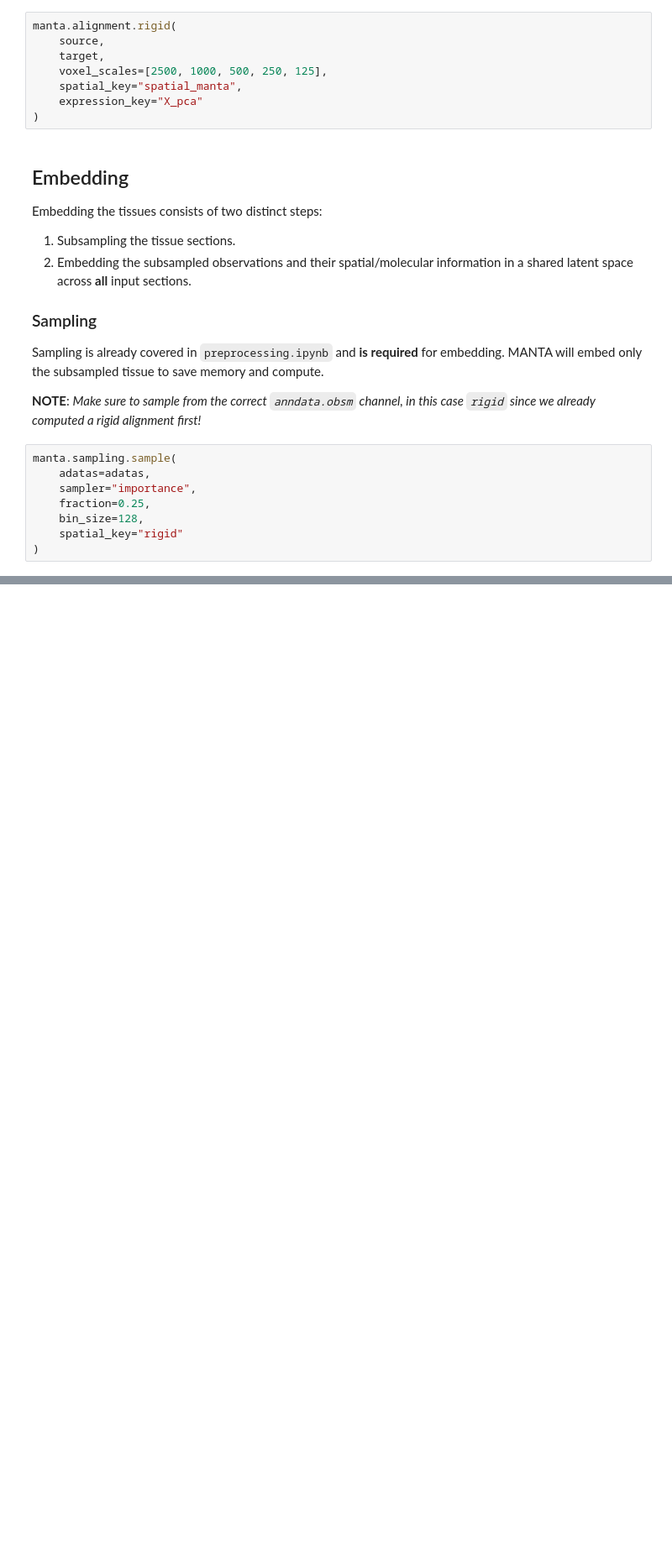
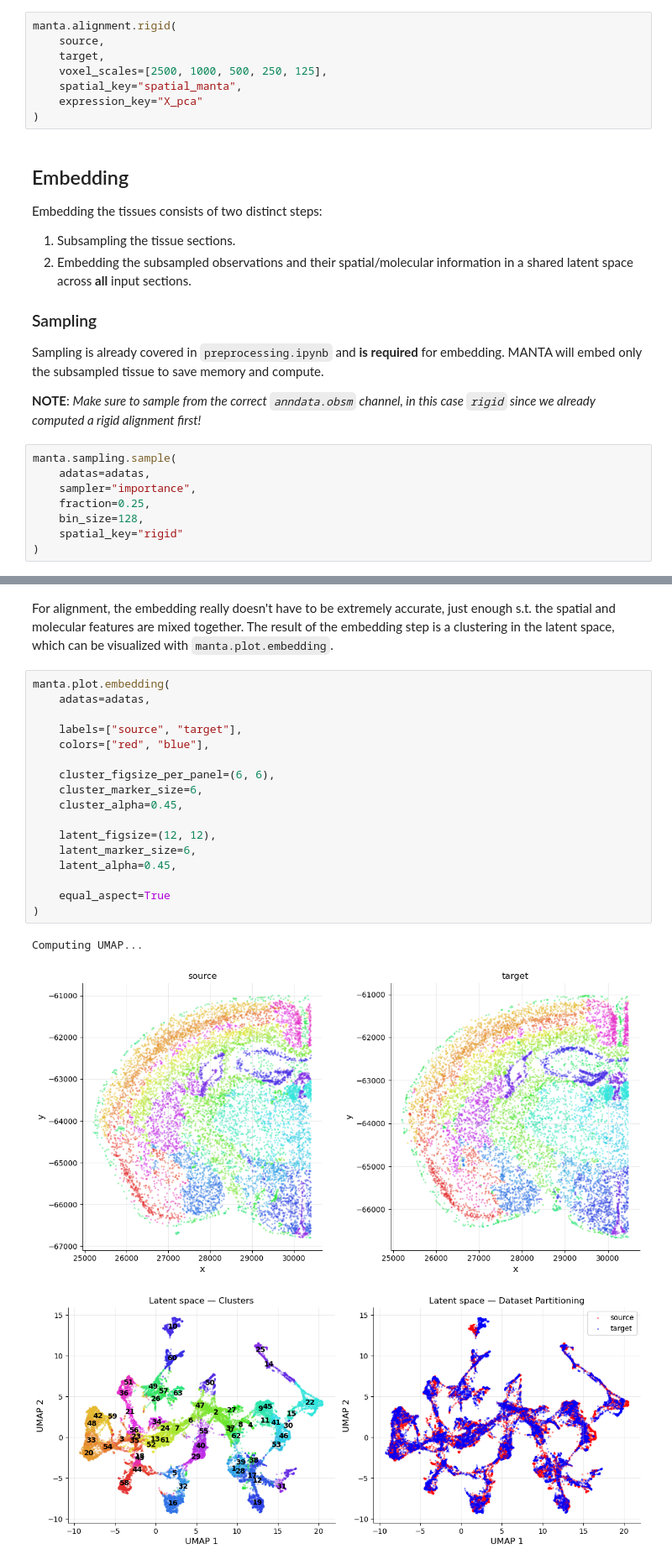
Before and after one commit to PolyRocketMatt/MANTA, a Jupyter notebook: notebooks/embedding.ipynb, the cells around one changed output, grey strips where cells are left out. Shown at 84% size. Drawn from its saved outputs; the diff is of its cells as text; blank space fills up the shorter version.

Commit message:
Update embedding notebook

```diff
--- a/notebooks/embedding.ipynb
+++ b/notebooks/embedding.ipynb
@@ -94 +103,24 @@ manta.embedding.embed(
 )
+# %% [markdown]
+For alignment, the embedding really doesn't have to be extremely accurate, just enough s.t. the spatial and molecular features are mixed together. The result of the embedding step is a clustering in the latent space, which can be visualized with `manta.plot.embedding`.
+# %%
+manta.plot.embedding(
+    adatas=adatas,
+
+    labels=["source", "target"],
+    colors=["red", "blue"],
+
+    cluster_figsize_per_panel=(6, 6),
+    cluster_marker_size=6,
+    cluster_alpha=0.45,
+
+    latent_figsize=(12, 12),
+    latent_marker_size=6,
+    latent_alpha=0.45,
+
+    equal_aspect=True
+)
+# %% [output]
+Computing UMAP...
+[figure, added]
+[figure, added]
```
Also changed, not shown: parts of 8 cells of this notebook, 15 other files.
